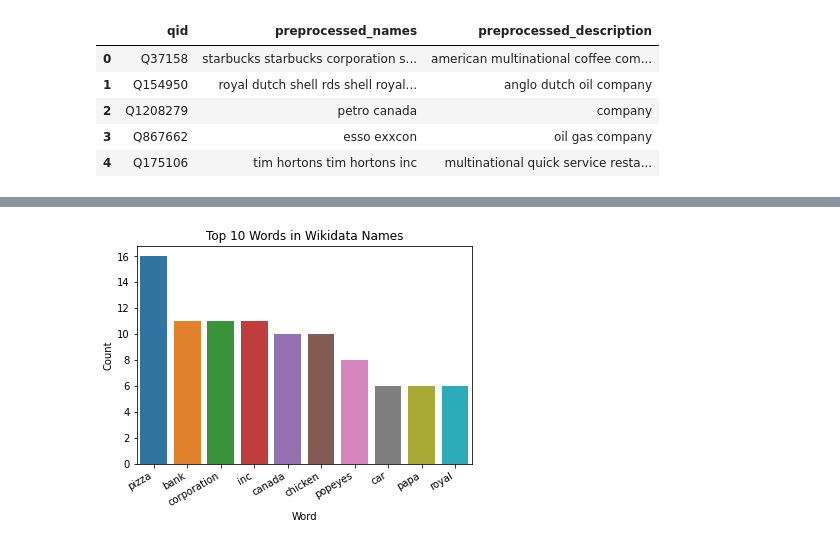
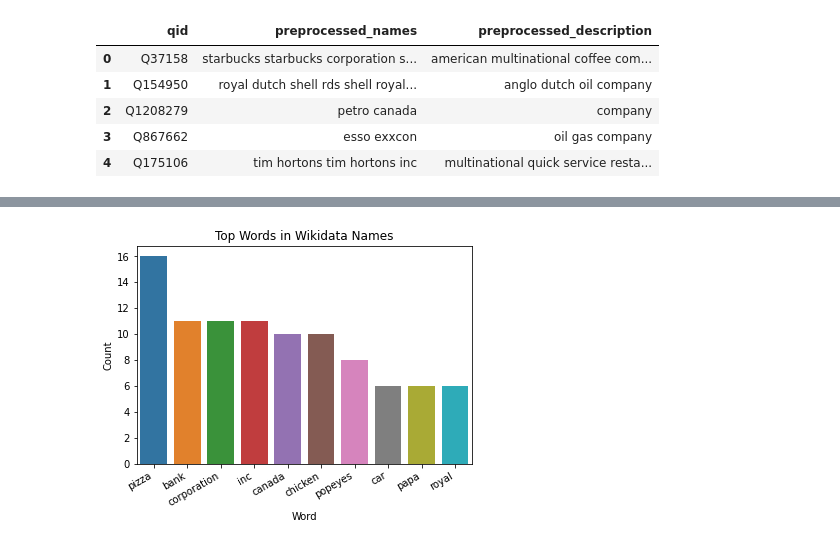
Before and after one commit to ys-lin14/cmpt-353-project, a Jupyter notebook: data_exploration_2.ipynb, the cells around one changed output, grey strips where cells are left out. Saved outputs shown, nothing was run; the diff lists cells and outputs as text; code cells hidden in the pictures.

Commit message:
update imports and function calls for getting and plotting counts

```diff
--- a/data_exploration_2.ipynb
+++ b/data_exploration_2.ipynb
@@ -34,6 +31,6 @@ plot_wordcloud(description_text)
 # %%
-name_word_counts = get_word_counts(names)
-name_word_counts = sort_word_counts(name_word_counts)
-plot_word_counts(name_word_counts, 'Names')
+name_word_counts = get_ngram_counts(names)
+name_word_counts = sort_ngram_counts(name_word_counts)
+plot_ngram_counts(name_word_counts, 'Top Words in Wikidata Names', 'Word')
 # %% [output]
-[figure, old version]
+[figure, new version]
```
Also changed, not shown: parts of 6 cells of this notebook.
